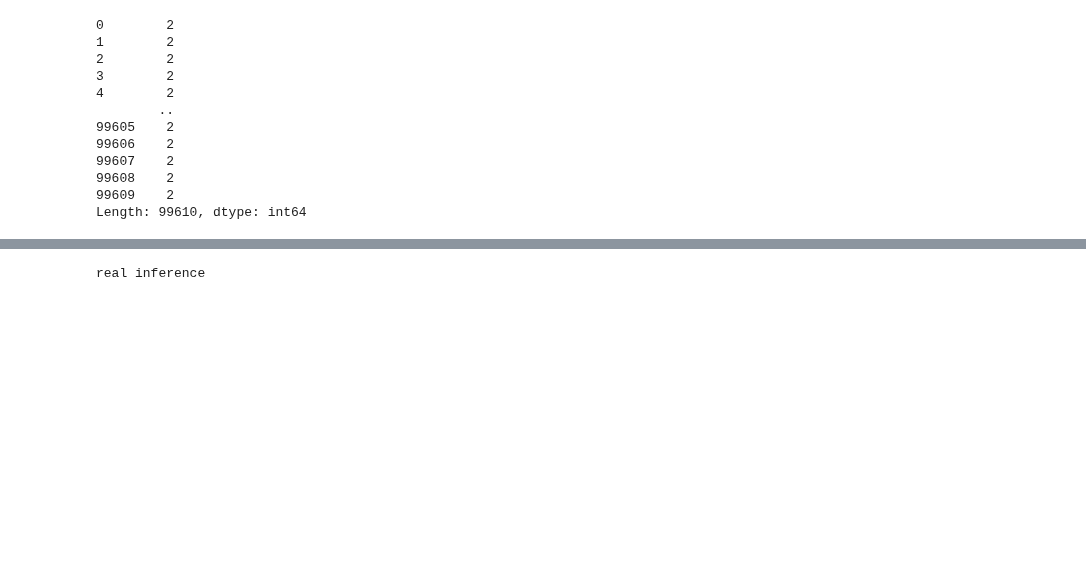
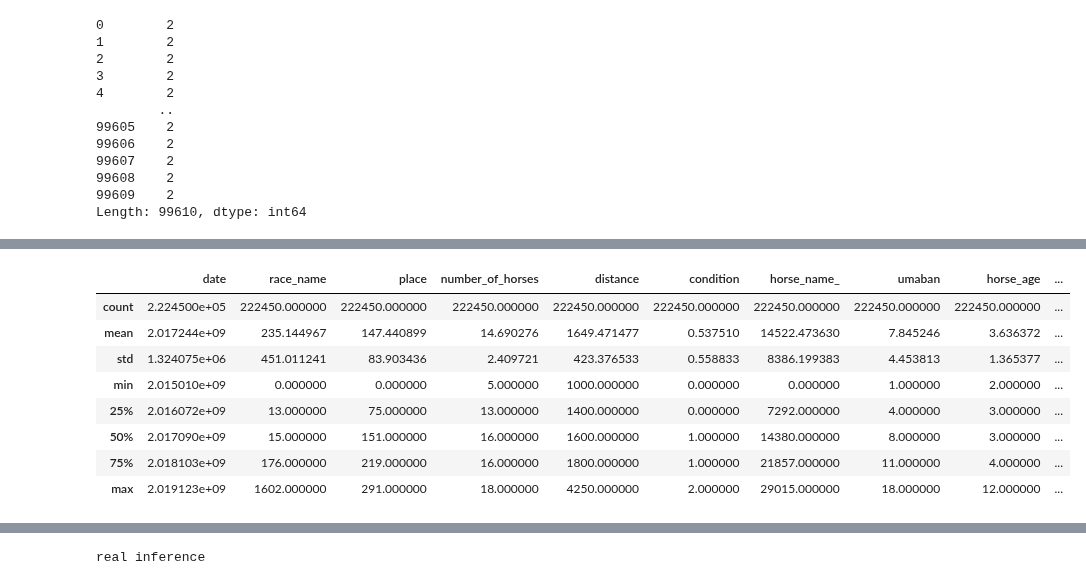
Before and after one commit to ihpolyphe/horse_inference, a Jupyter notebook: scripts/train_as_horse.ipynb, the cells around one changed output, grey strips where cells are left out. Saved outputs shown, nothing was run; the diff lists cells and outputs as text; code cells hidden in the pictures; blank space fills up the shorter version.

```diff
--- a/scripts/train_as_horse.ipynb
+++ b/scripts/train_as_horse.ipynb
@@ -581,5 +634,0 @@ y_test_true_ranking = test_ranking['goal_number']
-# %%
-# クエリを取得したので前処理をかける
-sorted_train_data = preprocess(X_sorted_train_data)
-sorted_valid_data = preprocess(X_sorted_valid_data)
-test_ranking = preprocess(test_ranking)
@@ -585,0 +709,13 @@ test_ranking = preprocess(test_ranking)
+# %%
+# テストデータ
+test_ranking.describe()
+# %% [output]
+|  | date | race_name | place | number_of_horses | distance | condition | horse_name_ | umaban | horse_age | ... |
+| count | 2.224500e+05 | 222450.000000 | 222450.000000 | 222450.000000 | 222450.000000 | 222450.000000 | 222450.000000 | 222450.000000 | 222450.000000 | ... |
+| mean | 2.017244e+09 | 235.144967 | 147.440899 | 14.690276 | 1649.471477 | 0.537510 | 14522.473630 | 7.845246 | 3.636372 | ... |
+| std | 1.324075e+06 | 451.011241 | 83.903436 | 2.409721 | 423.376533 | 0.558833 | 8386.199383 | 4.453813 | 1.365377 | ... |
+| min | 2.015010e+09 | 0.000000 | 0.000000 | 5.000000 | 1000.000000 | 0.000000 | 0.000000 | 1.000000 | 2.000000 | ... |
+| 25% | 2.016072e+09 | 13.000000 | 75.000000 | 13.000000 | 1400.000000 | 0.000000 | 7292.000000 | 4.000000 | 3.000000 | ... |
+| 50% | 2.017090e+09 | 15.000000 | 151.000000 | 16.000000 | 1600.000000 | 1.000000 | 14380.000000 | 8.000000 | 3.000000 | ... |
+| 75% | 2.018103e+09 | 176.000000 | 219.000000 | 16.000000 | 1800.000000 | 1.000000 | 21857.000000 | 11.000000 | 4.000000 | ... |
+| max | 2.019123e+09 | 1602.000000 | 291.000000 | 18.000000 | 4250.000000 | 2.000000 | 29015.000000 | 18.000000 | 12.000000 | ... |
```
Also changed, not shown: parts of 24 cells of this notebook.
